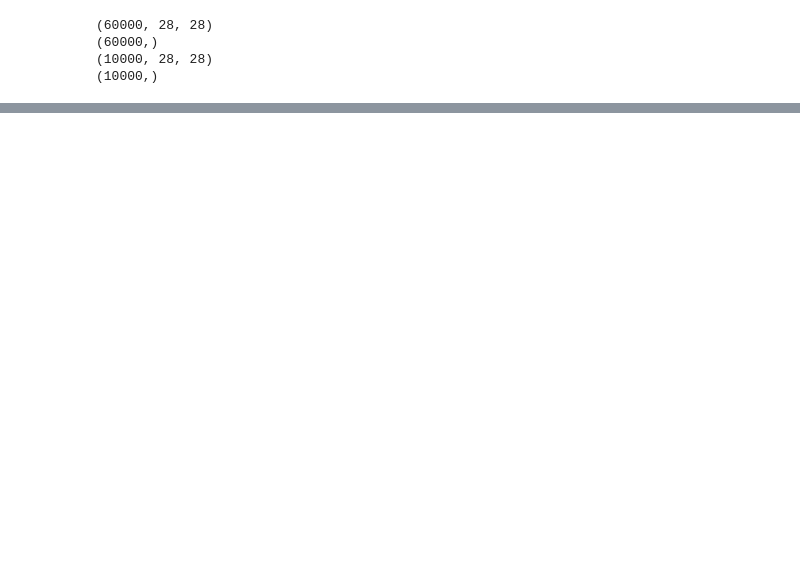
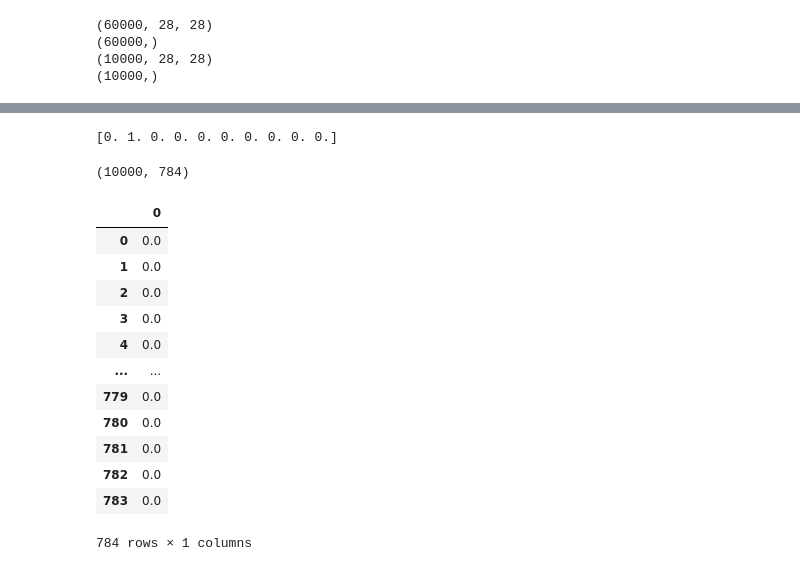
Before and after one commit to yihong1011/TibameML, a Jupyter notebook: 06_MLP.ipynb, the cells around one changed output, grey strips where cells are left out. Drawn from its saved outputs; the diff is of its cells as text; code cells hidden in the pictures; blank space fills up the shorter version.

```diff
--- a/06_MLP.ipynb
+++ b/06_MLP.ipynb
@@ -51,0 +93,32 @@ plt.imshow(x_train[c], cmap="gray")
+# %%
+# 資料預處理
+# 對答案做 one_hot_encoding
+from tensorflow.keras.utils import to_categorical
+y_train_cat = to_categorical(y_train, num_classes=10)
+y_test_cat = to_categorical(y_test, num_classes=10)
+# %% [output]
+[0. 1. 0. 0. 0. 0. 0. 0. 0. 0.]
+# %%
+# 對題目做攤開
+x_train.shape
+x_train_norm = x_train.reshape(-1, 784) / 255.0
+x_test_norm = x_test.reshape(-1, 784) / 255.0
+x_test_norm.shape
+# %% [output]
+(10000, 784)
+# %%
+pd.DataFrame(x_train_norm[c])
+# %% [output]
+|  | 0 |
+| 0 | 0.0 |
+| 1 | 0.0 |
+| 2 | 0.0 |
+| 3 | 0.0 |
+| 4 | 0.0 |
+| ... | ... |
+| 779 | 0.0 |
+| 780 | 0.0 |
+| 781 | 0.0 |
+| 782 | 0.0 |
+| 783 | 0.0 |
+784 rows × 1 columns
```
Also changed, not shown: parts of 4 cells of this notebook.
